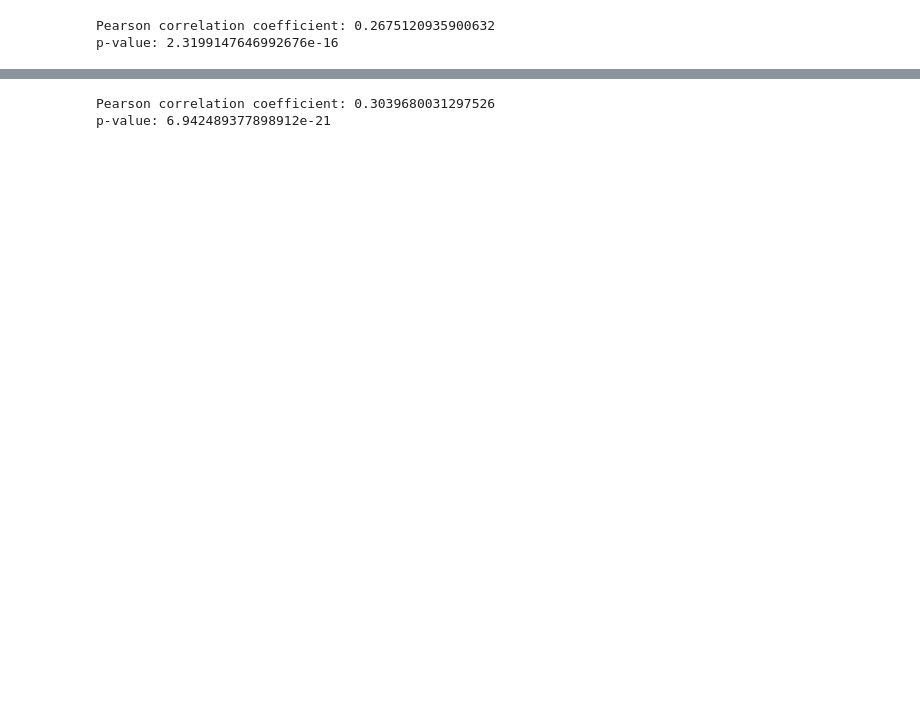
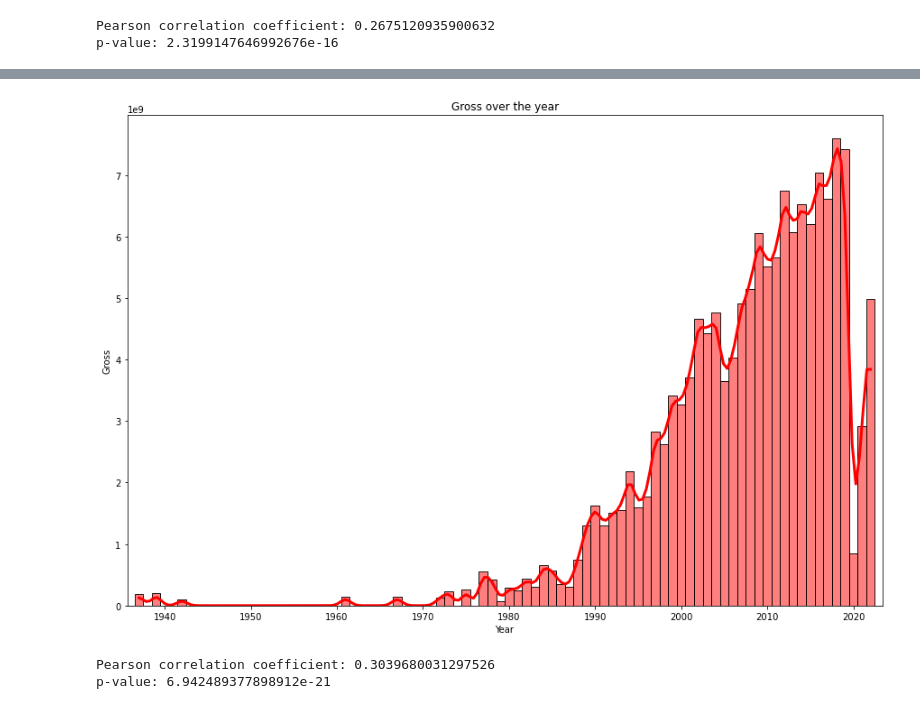
Before and after one commit to BrianTruong23/i310D_assignment7, a Jupyter notebook: Assignment 7 I310D.ipynb, the cells around one changed output, grey strips where cells are left out. Saved outputs shown, nothing was run; the diff lists cells and outputs as text; code cells hidden in the pictures; blank space fills up the shorter version.

```diff
--- a/Assignment 7 I310D.ipynb
+++ b/Assignment 7 I310D.ipynb
@@ -245,3 +256,20 @@ Text(0.5, 1.0, 'Rating-vs-Gross in Year')
+# %%
+
+
+gross = final_data["gross"]
+metascore = final_data["metascore"]
+year = final_data["year"]
+
+fig = plt.figure(figsize = (15, 10))
+plt.xlabel("Year")
+plt.ylabel("Gross")
+plt.title("Gross over the year")
+ax = sns.histplot(x=year, weights=gross, discrete=True,
+                  kde=True, kde_kws={'bw_adjust': 0.2}, line_kws={'linewidth': 3}, color = "red")
+ax.margins(x=0.01)
+plt.show()
+# %% [output]
+[figure, added]
 # %%
 # Pearson correlation
 import scipy.stats as stats
```
Also changed, not shown: parts of 6 cells of this notebook, 1 other file.
